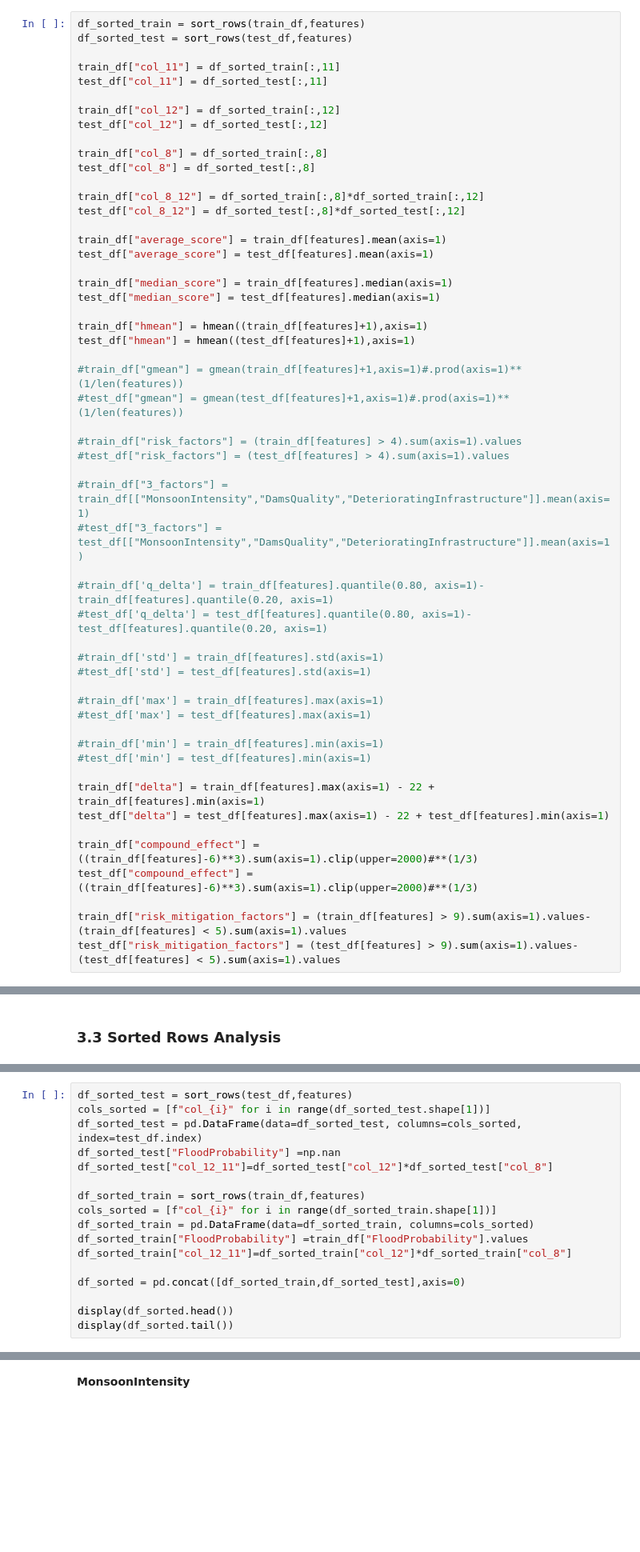
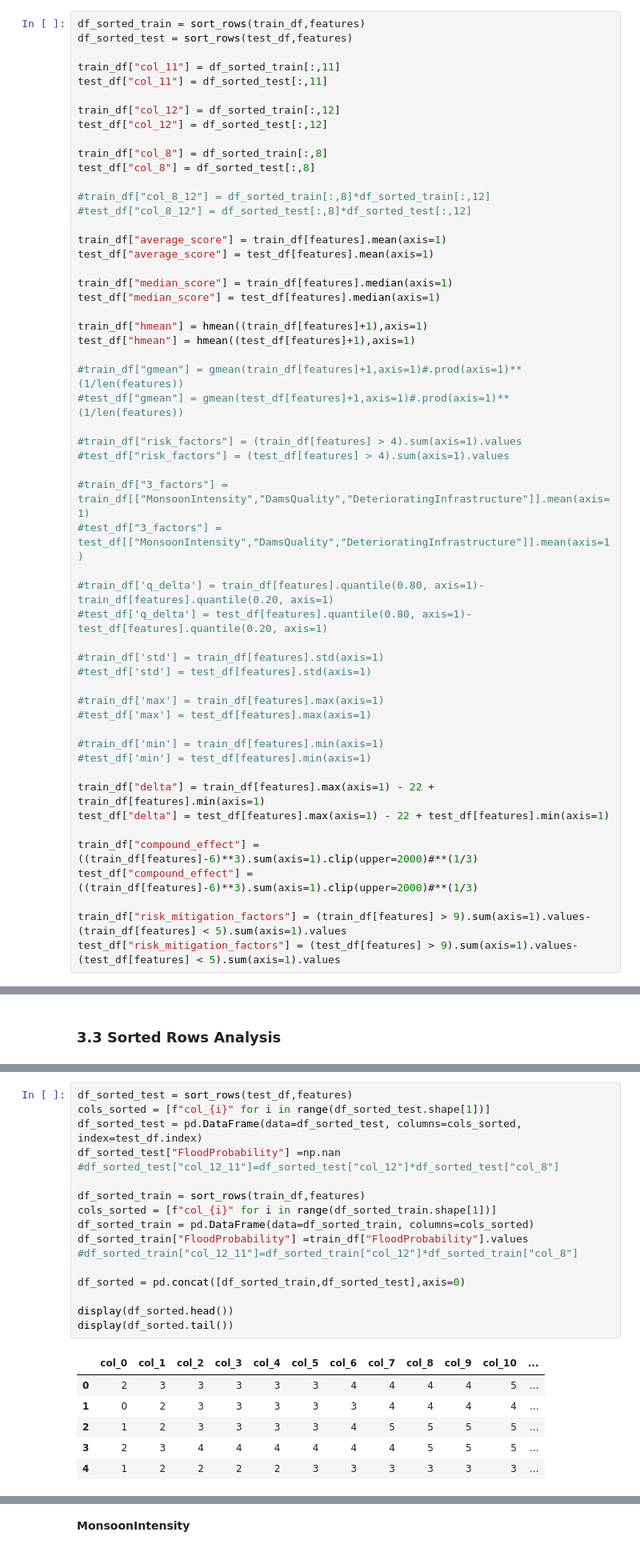
Before and after one commit to fabriziobasso/kaggle, a Jupyter notebook: S4E5_EDA_v1.ipynb, the cells around one changed output, grey strips where cells are left out. Shown at 80% size. Drawn from its saved outputs; the diff is of its cells as text; blank space fills up the shorter version.

```diff
--- a/S4E5_EDA_v1.ipynb
+++ b/S4E5_EDA_v1.ipynb
@@ -824,8 +1030,8 @@ test_df["col_12"] = df_sorted_test[:,12]
 train_df["col_8"] = df_sorted_train[:,8]
 test_df["col_8"] = df_sorted_test[:,8]
 
-train_df["col_8_12"] = df_sorted_train[:,8]*df_sorted_train[:,12]
-test_df["col_8_12"] = df_sorted_test[:,8]*df_sorted_test[:,12]
+#train_df["col_8_12"] = df_sorted_train[:,8]*df_sorted_train[:,12]
+#test_df["col_8_12"] = df_sorted_test[:,8]*df_sorted_test[:,12]
 
 train_df["average_score"] = train_df[features].mean(axis=1)
 test_df["average_score"] = test_df[features].mean(axis=1)
@@ -970,17 +1196,24 @@ train_df[(train_df.FloodProbability==0.285)]
 # %%
 df_sorted_test = sort_rows(test_df,features)
 cols_sorted = [f"col_{i}" for i in range(df_sorted_test.shape[1])]
 df_sorted_test = pd.DataFrame(data=df_sorted_test, columns=cols_sorted, index=test_df.index)
 df_sorted_test["FloodProbability"] =np.nan
-df_sorted_test["col_12_11"]=df_sorted_test["col_12"]*df_sorted_test["col_8"]
+#df_sorted_test["col_12_11"]=df_sorted_test["col_12"]*df_sorted_test["col_8"]
 
 df_sorted_train = sort_rows(train_df,features)
 cols_sorted = [f"col_{i}" for i in range(df_sorted_train.shape[1])]
 df_sorted_train = pd.DataFrame(data=df_sorted_train, columns=cols_sorted)
 df_sorted_train["FloodProbability"] =train_df["FloodProbability"].values
-df_sorted_train["col_12_11"]=df_sorted_train["col_12"]*df_sorted_train["col_8"]
+#df_sorted_train["col_12_11"]=df_sorted_train["col_12"]*df_sorted_train["col_8"]
 
 df_sorted = pd.concat([df_sorted_train,df_sorted_test],axis=0)
 
 display(df_sorted.head())
 display(df_sorted.tail())
+# %% [output]
+|  | col_0 | col_1 | col_2 | col_3 | col_4 | col_5 | col_6 | col_7 | col_8 | col_9 | col_10 | ... |
+| 0 | 2 | 3 | 3 | 3 | 3 | 3 | 4 | 4 | 4 | 4 | 5 | ... |
+| 1 | 0 | 2 | 3 | 3 | 3 | 3 | 3 | 4 | 4 | 4 | 4 | ... |
+| 2 | 1 | 2 | 3 | 3 | 3 | 3 | 4 | 5 | 5 | 5 | 5 | ... |
+| 3 | 2 | 3 | 4 | 4 | 4 | 4 | 4 | 4 | 5 | 5 | 5 | ... |
+| 4 | 1 | 2 | 2 | 2 | 2 | 3 | 3 | 3 | 3 | 3 | 3 | ... |
```
Also changed, not shown: parts of 67 cells of this notebook.
